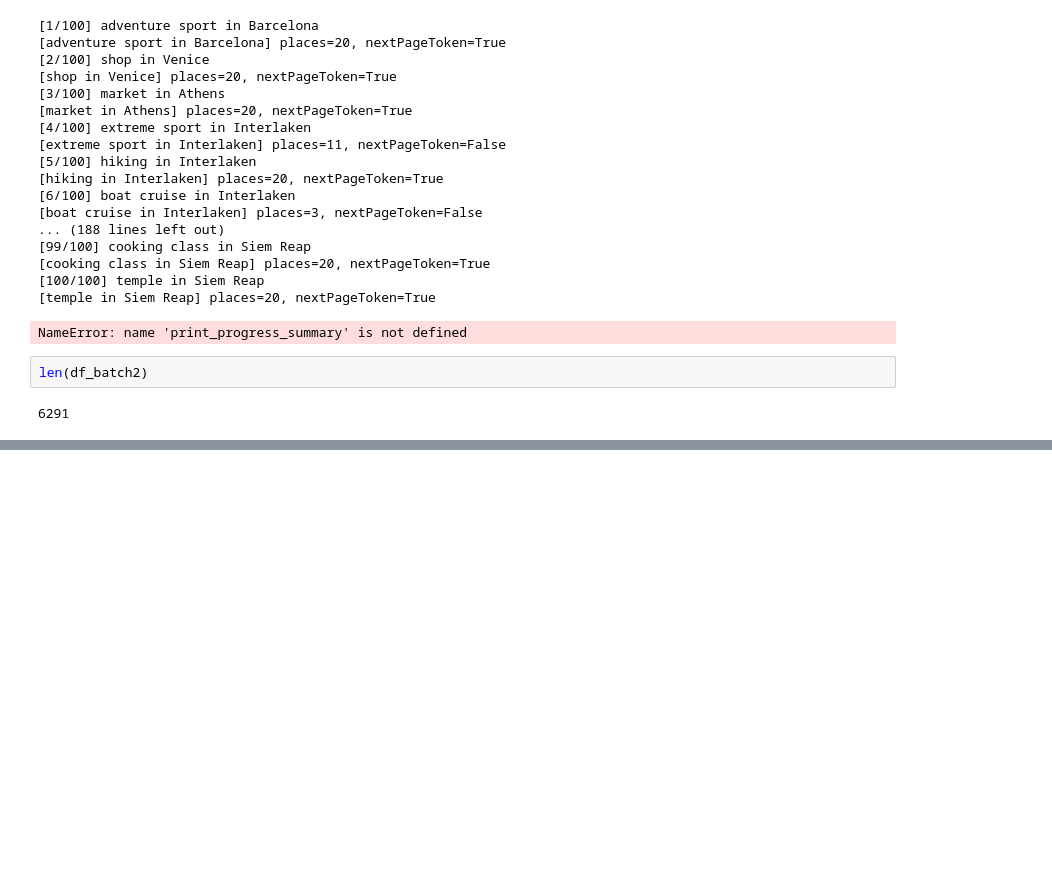
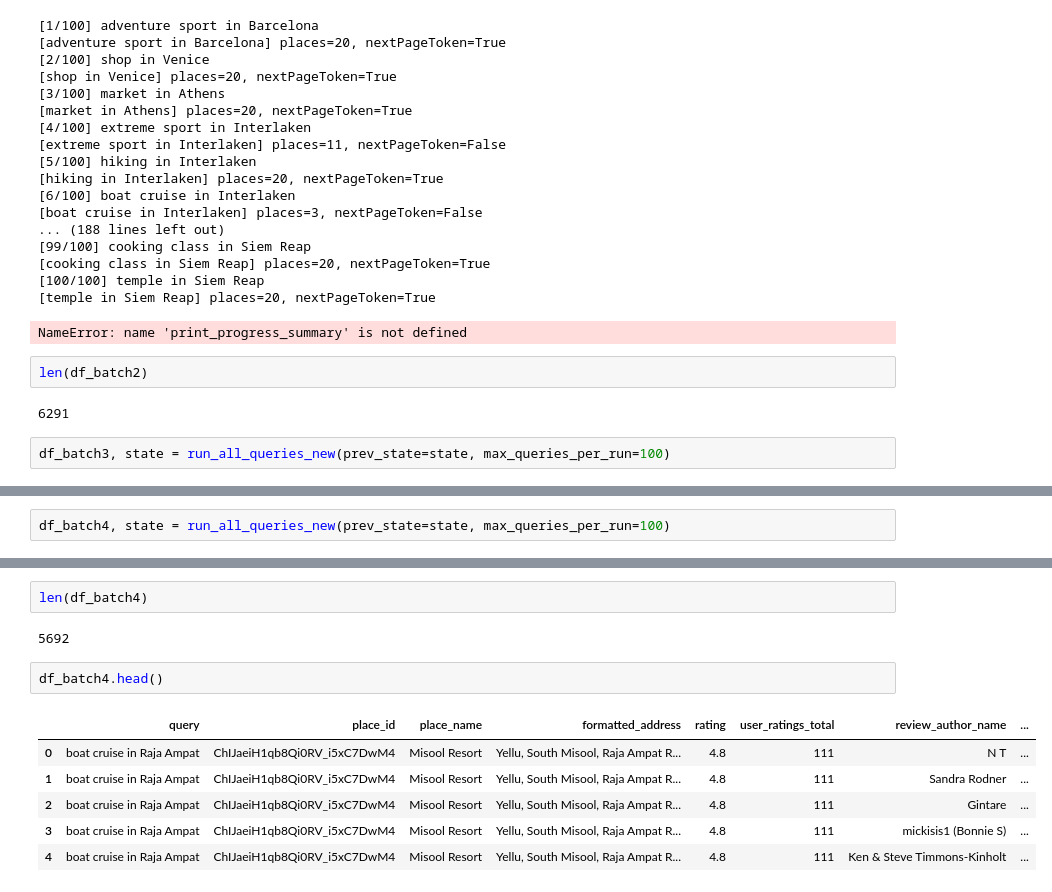
Before and after one commit to benluff303/swipe-sense, a Jupyter notebook: Big_API_caller.ipynb, the cells around one changed output, grey strips where cells are left out. Saved outputs shown, nothing was run; the diff lists cells and outputs as text; blank space fills up the shorter version.

```diff
--- a/Big_API_caller.ipynb
+++ b/Big_API_caller.ipynb
@@ -411,3 +411,5 @@ NameError: name 'print_progress_summary' is not defined
 len(df_batch2)
 # %% [output]
 6291
+# %%
+df_batch3, state = run_all_queries_new(prev_state=state, max_queries_per_run=100)
@@ -413,0 +438,2 @@ len(df_batch2)
+# %%
+df_batch4, state = run_all_queries_new(prev_state=state, max_queries_per_run=100)
@@ -413,0 +458,13 @@ len(df_batch2)
+# %%
+len(df_batch4)
+# %% [output]
+5692
+# %%
+df_batch4.head()
+# %% [output]
+|  | query | place_id | place_name | formatted_address | rating | user_ratings_total | review_author_name | ... |
+| 0 | boat cruise in Raja Ampat | ChIJaeiH1qb8Qi0RV_i5xC7DwM4 | Misool Resort | Yellu, South Misool, Raja Ampat R... | 4.8 | 111 | N T | ... |
+| 1 | boat cruise in Raja Ampat | ChIJaeiH1qb8Qi0RV_i5xC7DwM4 | Misool Resort | Yellu, South Misool, Raja Ampat R... | 4.8 | 111 | Sandra Rodner | ... |
+| 2 | boat cruise in Raja Ampat | ChIJaeiH1qb8Qi0RV_i5xC7DwM4 | Misool Resort | Yellu, South Misool, Raja Ampat R... | 4.8 | 111 | Gintare | ... |
+| 3 | boat cruise in Raja Ampat | ChIJaeiH1qb8Qi0RV_i5xC7DwM4 | Misool Resort | Yellu, South Misool, Raja Ampat R... | 4.8 | 111 | mickisis1 (Bonnie S) | ... |
+| 4 | boat cruise in Raja Ampat | ChIJaeiH1qb8Qi0RV_i5xC7DwM4 | Misool Resort | Yellu, South Misool, Raja Ampat R... | 4.8 | 111 | Ken & Steve Timmons-Kinholt | ... |
```
Also changed, not shown: parts of 3 cells of this notebook.
